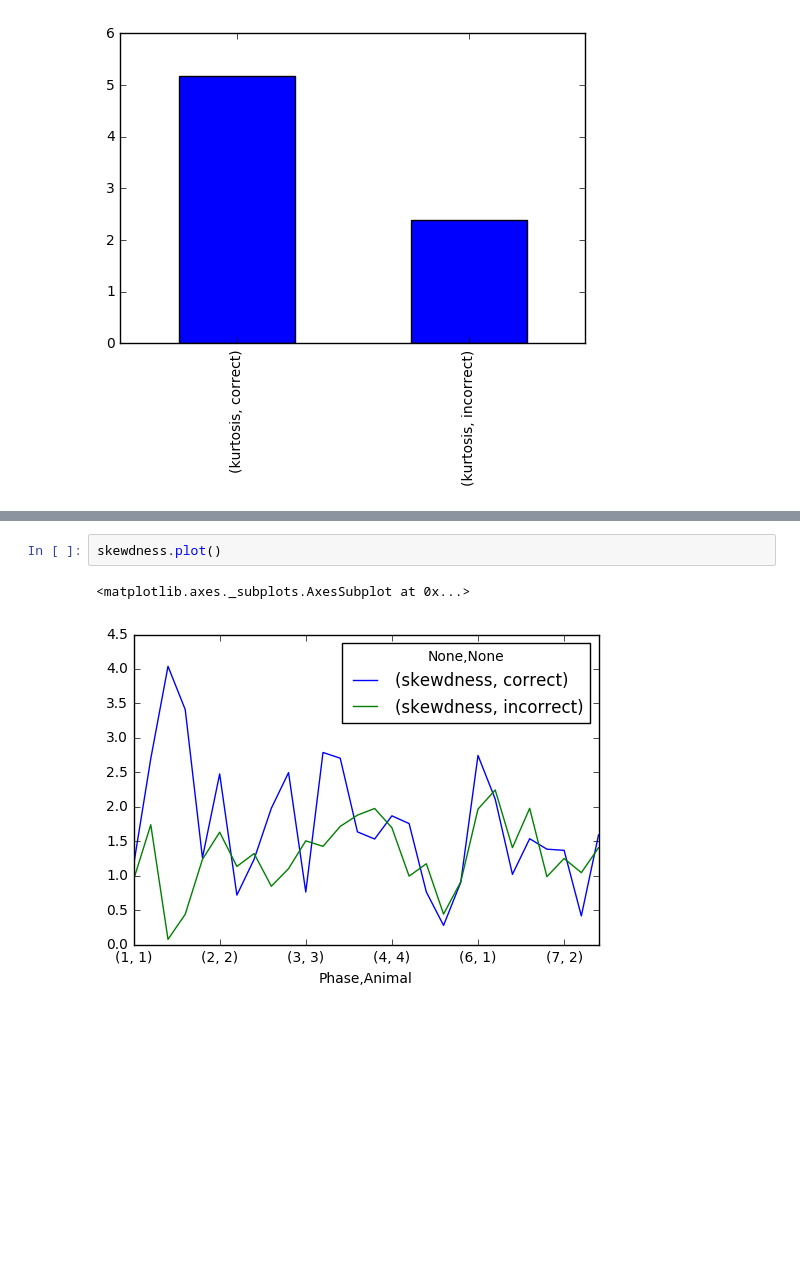
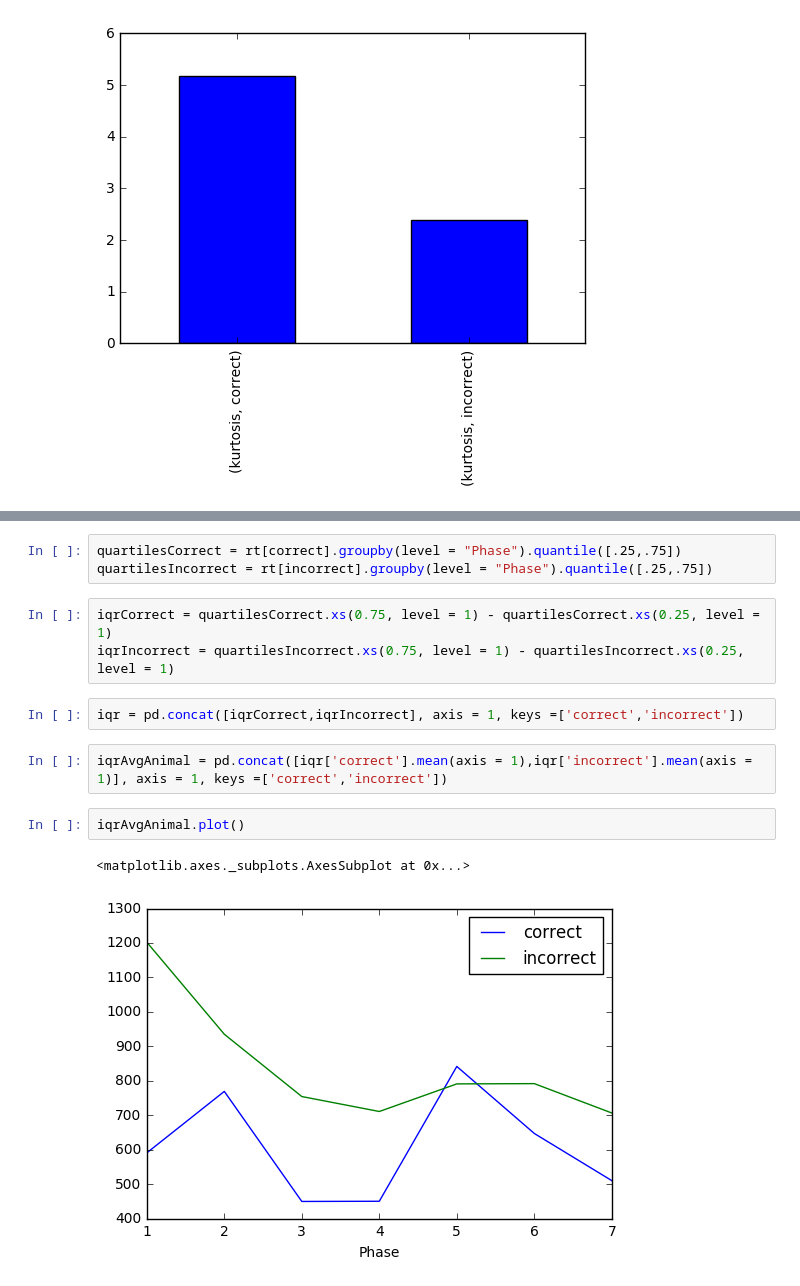
Before and after one commit to estherholleman/An-incremental-training-method-with-automated-extendable-maze-for-training-spatial-behavioral-tasks, a Jupyter notebook: Comparing Reaction Times of Correct and Incorrect Trials.ipynb, the cells around one changed output, grey strips where cells are left out. Cells and saved outputs as stored; diff of their text form; blank space fills up the shorter version.

```diff
--- a/Comparing Reaction Times of Correct and Incorrect Trials.ipynb
+++ b/Comparing Reaction Times of Correct and Incorrect Trials.ipynb
@@ -421,5 +541,15 @@ avgKurtAll.plot(kind = "bar")
+# %%
+quartilesCorrect = rt[correct].groupby(level = "Phase").quantile([.25,.75])
+quartilesIncorrect = rt[incorrect].groupby(level = "Phase").quantile([.25,.75])
+# %%
+iqrCorrect = quartilesCorrect.xs(0.75, level = 1) - quartilesCorrect.xs(0.25, level = 1)
+iqrIncorrect = quartilesIncorrect.xs(0.75, level = 1) - quartilesIncorrect.xs(0.25, level = 1)
+# %%
+iqr = pd.concat([iqrCorrect,iqrIncorrect], axis = 1, keys =['correct','incorrect'])
+# %%
+iqrAvgAnimal = pd.concat([iqr['correct'].mean(axis = 1),iqr['incorrect'].mean(axis = 1)], axis = 1, keys =['correct','incorrect'])
 # %%
-skewdness.plot()
+iqrAvgAnimal.plot()
 # %% [output]
 <matplotlib.axes._subplots.AxesSubplot at 0x...>
-[figure, old version]
+[figure, new version]
```
Also changed, not shown: parts of 22 cells of this notebook.
